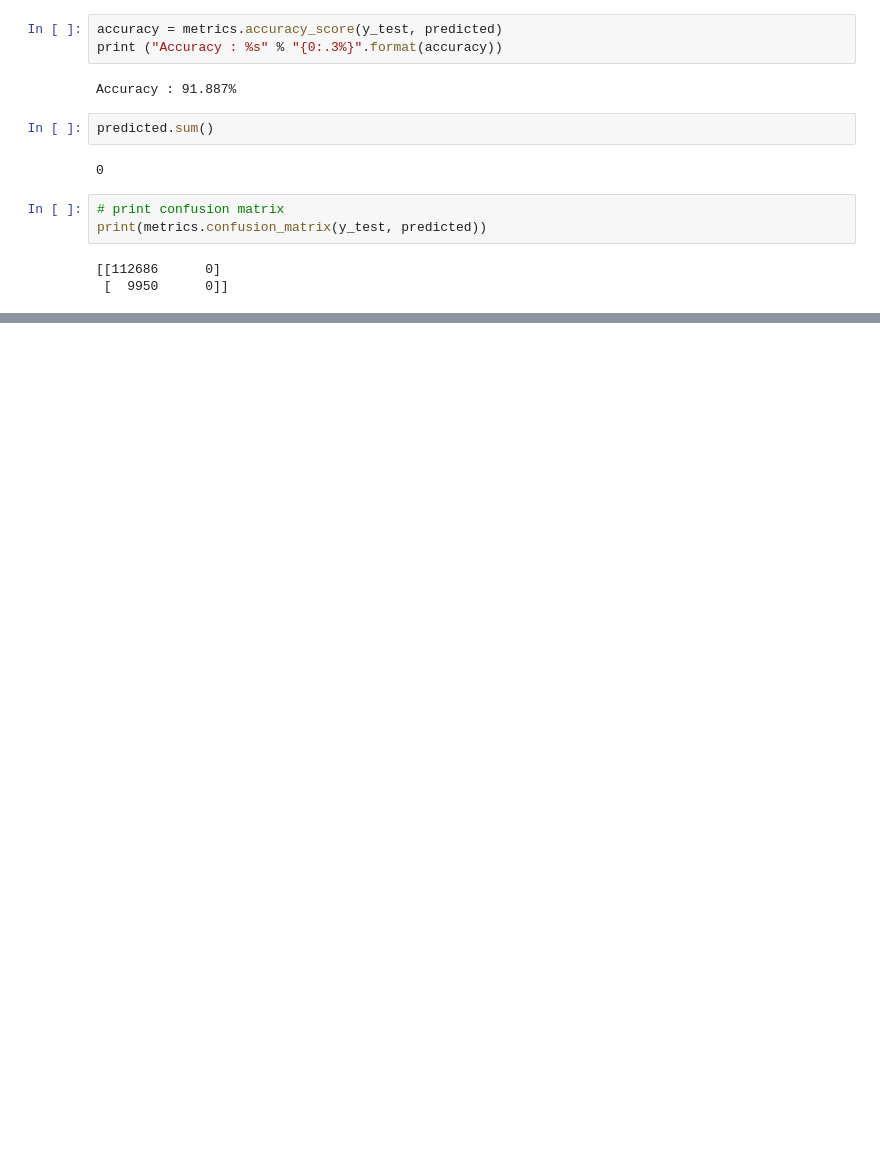
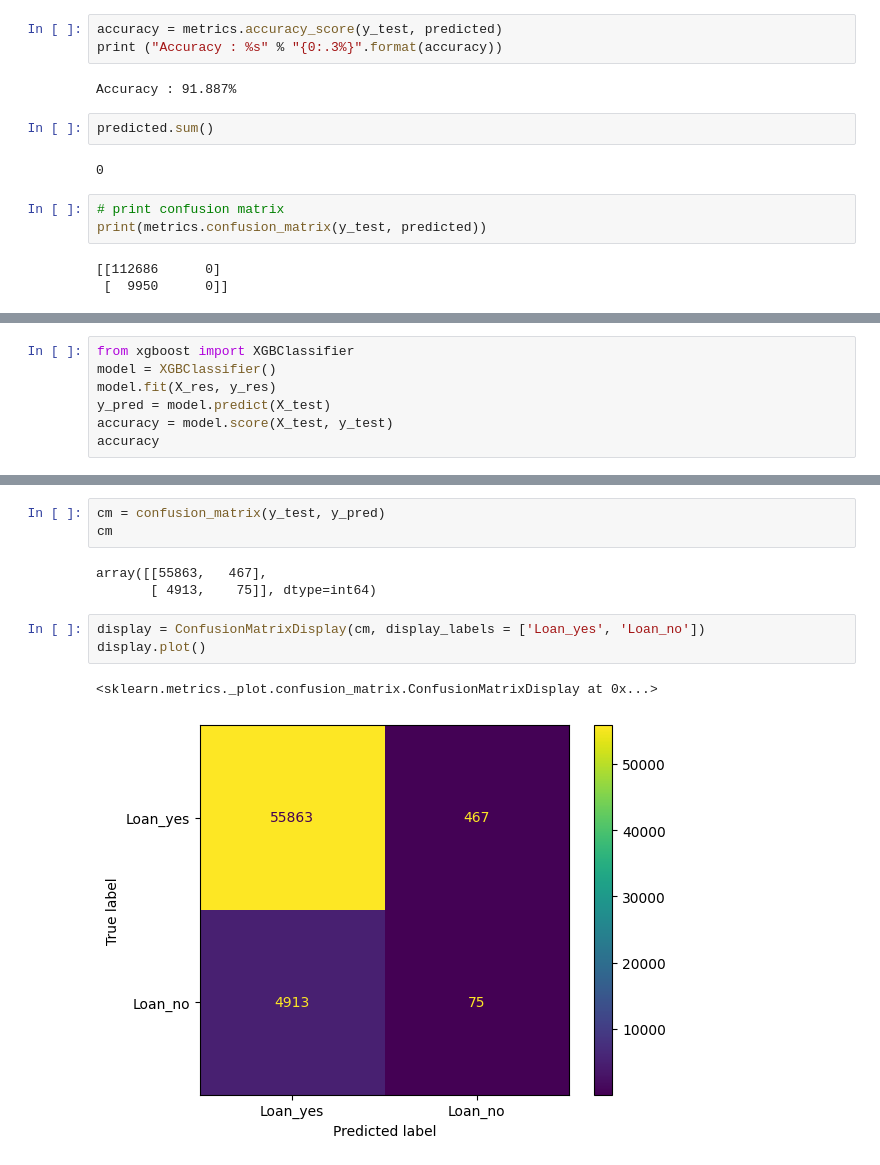
Before and after one commit to VarunArora14/ML-minor-project, a Jupyter notebook: mutual_classif_prediction.ipynb, the cells around one changed output, grey strips where cells are left out. Saved outputs shown, nothing was run; the diff lists cells and outputs as text; blank space fills up the shorter version.

```diff
--- a/df_work.ipynb
+++ b/mutual_classif_prediction.ipynb
@@ -337,0 +579,7 @@ print(metrics.confusion_matrix(y_test, predicted))
+# %%
+from xgboost import XGBClassifier
+model = XGBClassifier()
+model.fit(X_res, y_res)
+y_pred = model.predict(X_test)
+accuracy = model.score(X_test, y_test)
+accuracy
@@ -337,0 +599,12 @@ print(metrics.confusion_matrix(y_test, predicted))
+# %%
+cm = confusion_matrix(y_test, y_pred)
+cm
+# %% [output]
+array([[55863,   467],
+       [ 4913,    75]], dtype=int64)
+# %%
+display = ConfusionMatrixDisplay(cm, display_labels = ['Loan_yes', 'Loan_no'])
+display.plot()
+# %% [output]
+<sklearn.metrics._plot.confusion_matrix.ConfusionMatrixDisplay at 0x...>
+[figure, added]
```
Also changed, not shown: parts of 48 cells of this notebook, 1 other file.
